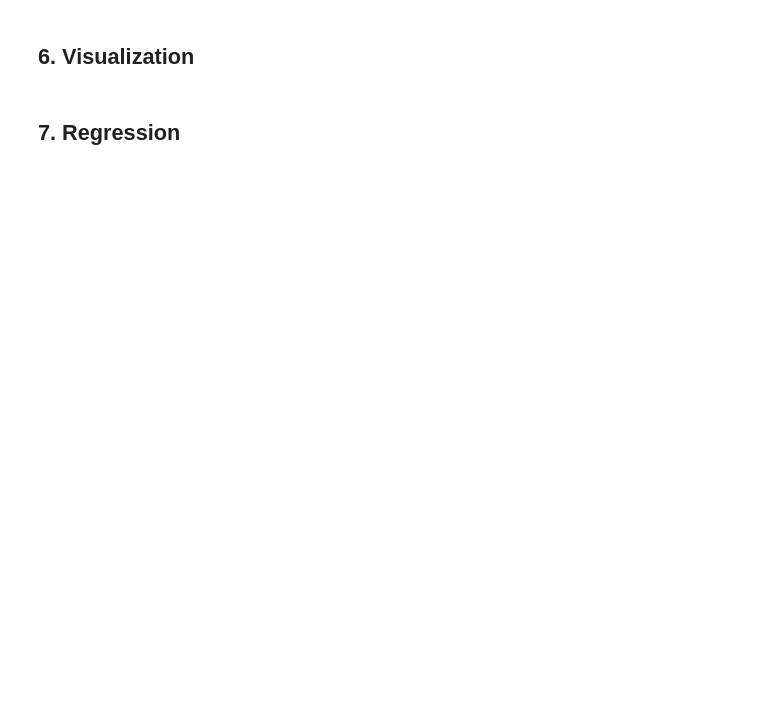
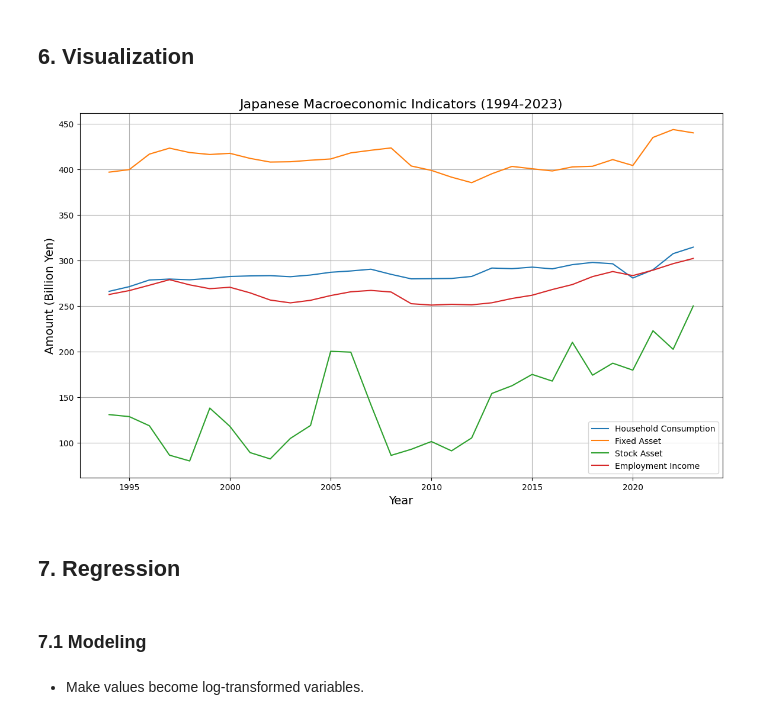
Before and after one commit to Data-Science-Public-Policy/graspp_2025_spring, a Jupyter notebook: notebooks/assignment_individual/HW1/HW1_ZhenyangCui.ipynb, the cells around one changed output. Saved outputs shown, nothing was run; the diff lists cells and outputs as text; code cells hidden in the pictures; blank space fills up the shorter version.

```diff
--- a/notebooks/assignment_individual/HW1/HW1_ZhenyangCui.ipynb
+++ b/notebooks/assignment_individual/HW1/HW1_ZhenyangCui.ipynb
@@ -248,27 +328,30 @@ plt.show()
 # %% [markdown]
 ## 6. Visualization
 # %%
-# Line plots over time
-plt.figure(figsize=(12, 8))
+# Plotting
+plt.figure(figsize=(14, 8))
 
-# Consumption
-plt.plot(merged_data["year"], merged_data["consumption"], label="Consumption")
+# Plot each variable
+for column in value_columns:
+    plt.plot(merged_data['year'], merged_data[column], label=column.replace('_', ' ').title())
 
-# Housing Wealth
-plt.plot(merged_data["year"], merged_data["fixed_asset"], label="Housing Wealth")
-
-# Stock Wealth
-plt.plot(merged_data["year"], merged_data["stock_asset"], label="Stock Wealth")
-
-# Employee Income
-plt.plot(merged_data["year"], merged_data["employee_income"], label="Employee Income")
-
-plt.xlabel("Year")
-plt.ylabel("Amount")
-plt.title("Macroeconomic Indicators Over Time")
+# Title and labels
+plt.title("Japanese Macroeconomic Indicators (1994-2023)", fontsize=16)
+plt.xlabel("Year", fontsize=14)
+plt.ylabel("Amount (Billion Yen)", fontsize=14)
 plt.legend()
 plt.grid(True)
+
+# Save the figure if needed
+# plt.savefig("macro_data_trends.png", dpi=300)
+
 plt.show()
+# %% [output]
+[figure, added]
 # %% [markdown]
 ## 7. Regression
+# %% [markdown]
+### 7.1 Modeling
+# %% [markdown]
+ - Make values become log-transformed variables.
 # %%
```
Also changed, not shown: parts of 15 cells of this notebook, 10 other files.
